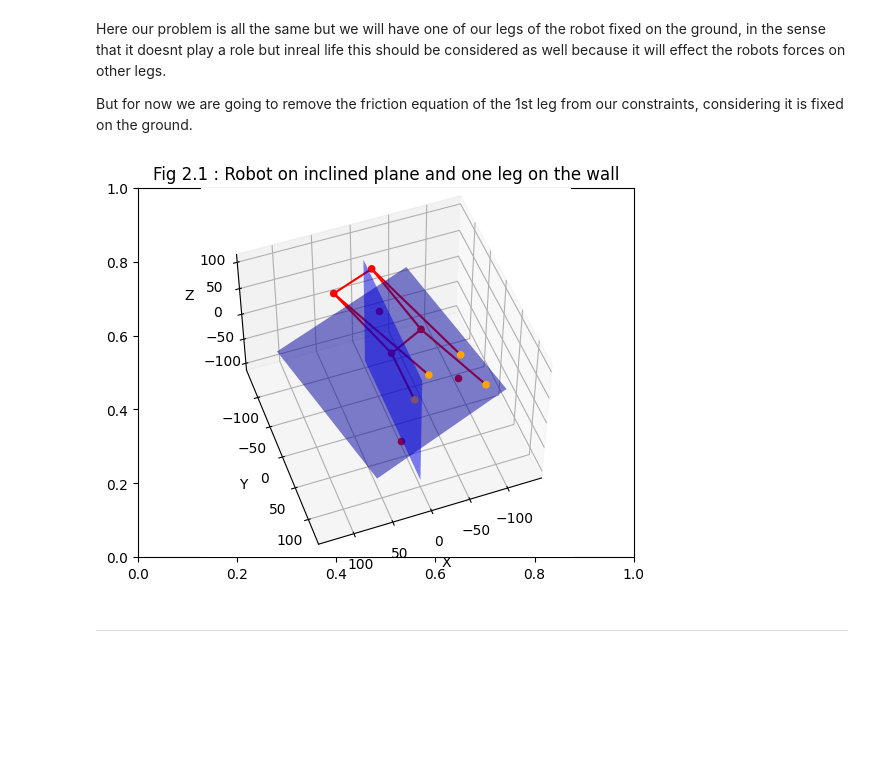
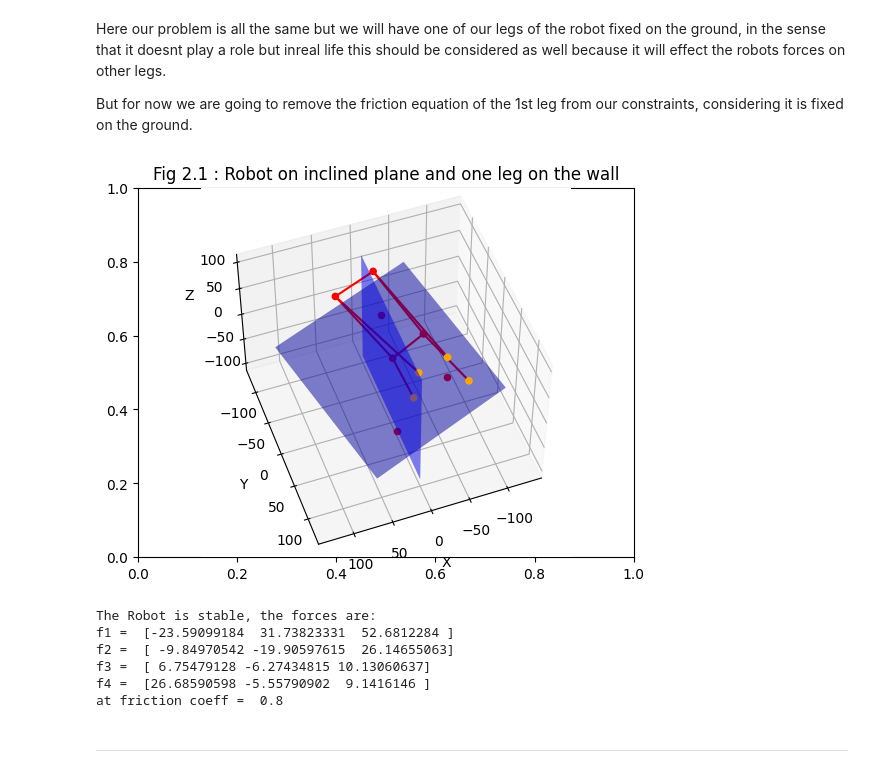
Before and after one commit to syedjameel/CI-2, a Jupyter notebook: Tasks-main.ipynb, the cells around one changed output. Cells and saved outputs as stored; diff of their text form; code cells hidden in the pictures; blank space fills up the shorter version.

```diff
--- a/Tasks-main.ipynb
+++ b/Tasks-main.ipynb
@@ -540,7 +547,7 @@ in the sense that it doesnt play a role but inreal life this should be considere
 
 But for now we are going to remove the friction equation of the 1st leg from our constraints, considering it is fixed on the ground.
 # %%
-r2d = np.array([generate_random_points(25, 25, 10),
+r2d = np.array([generate_random_points(25, 25, 1),
                  generate_random_points(75, 75, 10),
                  generate_random_points(25, 75, 10),
                  generate_random_points(75, 25, 10)])
@@ -602,33 +609,79 @@ ax.scatter(trc[0], trc[1], trc[2], color='red')
 ax.plot([r[0,0], dim1[1,0]], [r[0,1], dim1[1, 1]], [r[0, 2], dim1[1, 2]], color='red')
 ax.plot([r[2,0], dim1[2,0]], [r[2,1], dim1[2, 1]], [r[2, 2], dim1[2, 2]], color='red')
 ax.plot([r[3,0], dim1[3,0]], [r[3,1], dim1[3, 1]], [r[3, 2], dim1[3, 2]], color='red')
 ax.plot([r[1,0], dim1[0,0]], [r[1,1], dim1[0, 1]], [r[1, 2], dim1[0, 2]], color='red')
 
 
 # Draw the boundaries of the robot chassis
 ax.plot([dim1[0, 0], dim1[2, 0]], [dim1[0, 1], dim1[2, 1]], [dim1[0, 2], dim1[2, 2]], color='red')
 ax.plot([dim1[1, 0], dim1[2, 0]], [dim1[1, 1], dim1[2, 1]], [dim1[1, 2], dim1[2, 2]], color='red')
 ax.plot([dim1[1, 0], dim1[3, 0]], [dim1[1, 1], dim1[3, 1]], [dim1[1, 2], dim1[3, 2]], color='red')
 ax.plot([dim1[0, 0], dim1[3, 0]], [dim1[0, 1], dim1[3, 1]], [dim1[0, 2], dim1[3, 2]], color='red')
 
 
 # Plot the projection of rc (center) point of the robot on the ground
 v = n2.ravel() - trc
 dist = v@n2.ravel()
 rc_proj = (v - dist*n2.ravel())
 
 ax.scatter(rc_proj[0], rc_proj[1], rc_proj[2], color='red')
 ax.scatter(rc[0], rc[1], rc[2], color='red')
 
 
 
 # Setup the labels and view angle
 ax.set_xlabel('X')
 ax.set_ylabel('Y')
 ax.set_zlabel('Z')
 ax.view_init(50, 70)
 plt.show()
 # %% [output]
-[figure, old version]
+[figure, new version]
+# %%
+# Declare the variables and constants
+f1 = cp.Variable((3, 1))
+f2 = cp.Variable((3, 1))
+f3 = cp.Variable((3, 1))
+f4 = cp.Variable((3, 1))
+
+m = 10  # Mass of the robot in Kg
+meu = 0.8   # Friction coefficient
+mg = m*np.array([0, 0, -9.81]).reshape(3, 1)    # mg
+
+# Skew symmetric matrix for computing cross product
+skew_symm_matrix = lambda a: np.array([[0, -a[2], a[1]],
+                                       [a[2], 0, -a[0]],
+                                       [-a[1], a[0], 0]])
+
+# run the problem with all the constraints
+obj = cp.Minimize(0)
+constraints = [f1 + f2 + f3 + f4 + mg == 0,
+               skew_symm_matrix(r[0]-rc) @ f1 +
+               skew_symm_matrix(r[1]-rc) @ f2 +
+               skew_symm_matrix(r[2]-rc) @ f3 +
+               skew_symm_matrix(r[3]-rc) @ f4 == 0,
+               #cp.norm2(tilt_plane.T @ f1) <= meu * n2.T @ f1, # Remove this leg as its fixed
+               cp.norm2(tilt_plane.T @ f2) <= meu * n2.T @ f2,
+               cp.norm2(tilt_plane.T @ f3) <= meu * n2.T @ f3,
+               cp.norm2(wall_plane.T @ f4) <= meu * n3.T @ f4]
+
+cp.Problem(obj, constraints).solve()
+if f1.value is not None:
+    print("The Robot is stable, the forces are:")
+    print("f1 = ", f1.value.ravel())
+    print("f2 = ", f2.value.ravel())
+    print("f3 = ", f3.value.ravel())
+    print("f4 = ", f4.value.ravel())
+    print("at friction coeff = ", meu)
+else:
+    print("Robot is unstable")
+    print("at friction coeff = ", meu)
+# %% [output]
+The Robot is stable, the forces are:
+f1 =  [-23.59099184  31.73823331  52.6812284 ]
+f2 =  [ -9.84970542 -19.90597615  26.14655063]
+f3 =  [ 6.75479128 -6.27434815 10.13060637]
+f4 =  [26.68590598 -5.55790902  9.1416146 ]
+at friction coeff =  0.8
 # %% [markdown]
 <hr>
```
Also changed, not shown: parts of 14 cells of this notebook.
